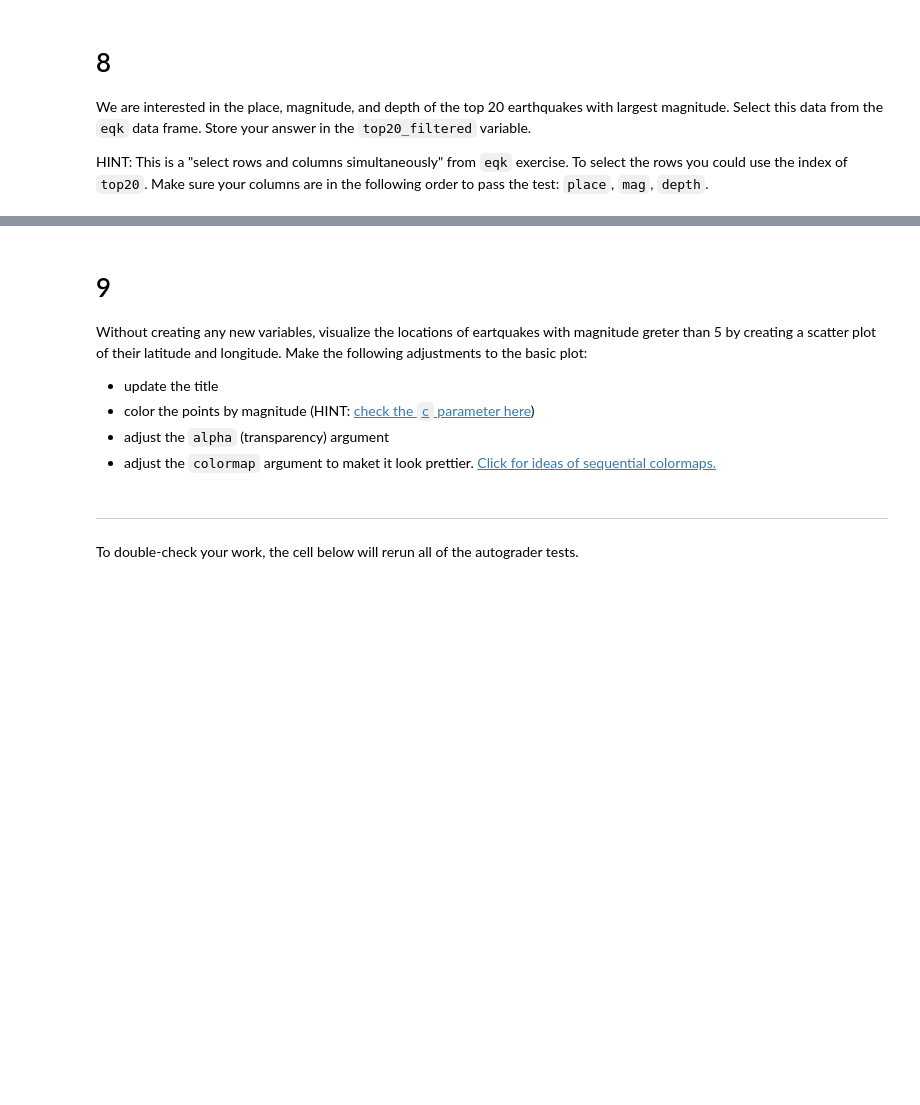
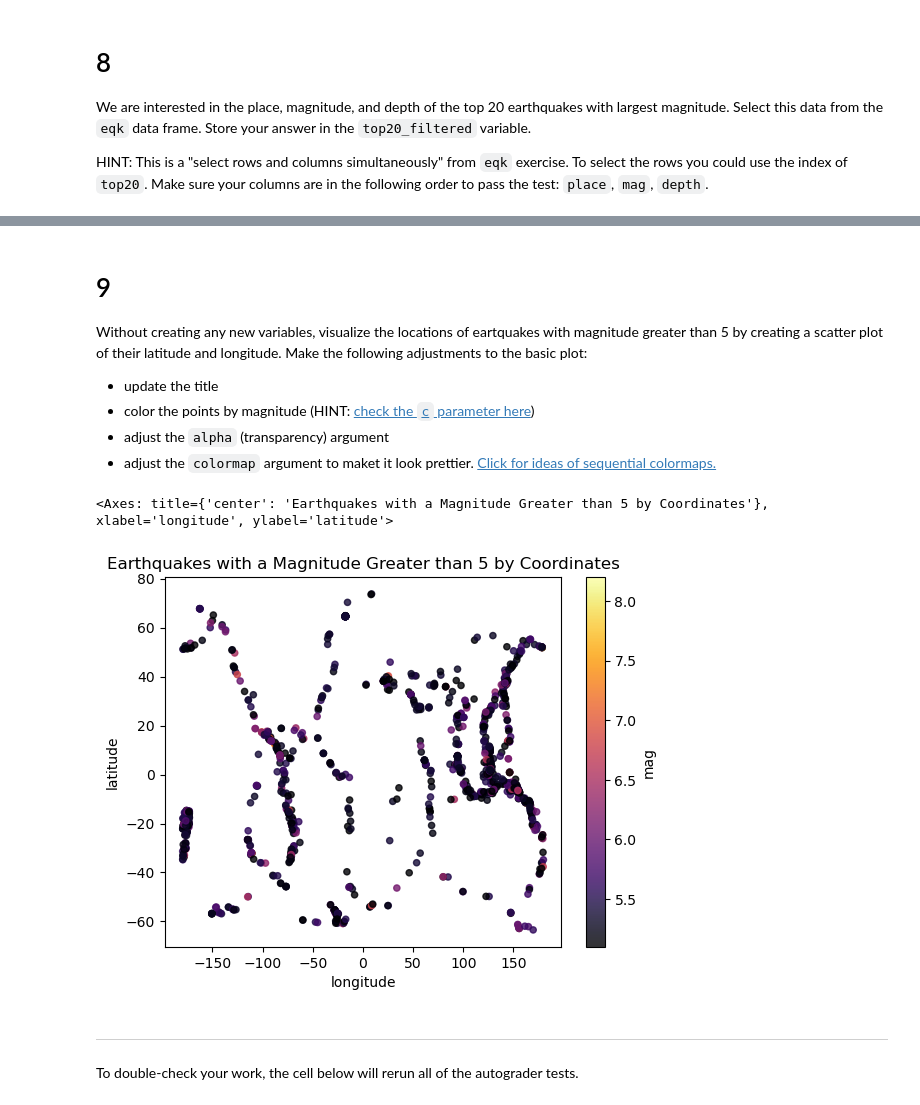
Before and after one commit to jaslynmiura/eds220-hwk1, a Jupyter notebook: task3/hwk1-task3-earthquakes.ipynb, the cells around one changed output, grey strips where cells are left out. Saved outputs shown, nothing was run; the diff lists cells and outputs as text; code cells hidden in the pictures; blank space fills up the shorter version.

Commit message:
Finished tasks, need to update plots and comments.

```diff
--- a/task3/hwk1-task3-earthquakes.ipynb
+++ b/task3/hwk1-task3-earthquakes.ipynb
@@ -52,3 +49,6 @@ raw_eqk = pd.read_csv('/Users/jaslyntmiura/MEDS/EDS-220/eds220-hwk1/task3/data/e
+# %%
+# Using read_csv to import the earthquake data and storing it as raw_eqk.
+raw_eqk = pd.read_csv('data/earthquake_data.csv')
 # %% [markdown]
 <!-- END QUESTION -->
 
@@ -274,11 +294,23 @@ grader.check("q8")
 
 # 9
 
-Without creating any new variables, visualize the locations of eartquakes with magnitude greter than 5 by creating a scatter plot of their latitude and longitude. Make the following adjustments to the basic plot:
+Without creating any new variables, visualize the locations of eartquakes with magnitude greater than 5 by creating a scatter plot of their latitude and longitude. Make the following adjustments to the basic plot:
 - update the title
 - color the points by magnitude (HINT: [check the `c` parameter here](https://pandas.pydata.org/pandas-docs/stable/reference/api/pandas.DataFrame.plot.scatter.html))
 - adjust the `alpha` (transparency) argument
 - adjust the `colormap` argument to maket it look prettier. [Click for ideas of sequential colormaps.](https://matplotlib.org/stable/users/explain/colors/colormaps.html)
+# %%
+# Using .loc[] to select the rows in raw_eqk given our condition, while a list is used to select the columns. Then creating a scatter plot of our subsetted data frame.
+raw_eqk.loc[raw_eqk['mag'] > 5, ['latitude', 'longitude', 'mag']].plot(kind = 'scatter',
+                                                                x = 'longitude',
+                                                                y = 'latitude',
+                                                                c = 'mag',
+                                                                alpha = 0.8,
+                                                                colormap = 'inferno',
+                                                                title = 'Earthquakes with a Magnitude Greater than 5 by Coordinates')
+# %% [output]
+<Axes: title={'center': 'Earthquakes with a Magnitude Greater than 5 by Coordinates'}, xlabel='longitude', ylabel='latitude'>
+[figure, added]
 # %% [markdown]
 ---
 
```
Also changed, not shown: parts of 31 cells of this notebook.
